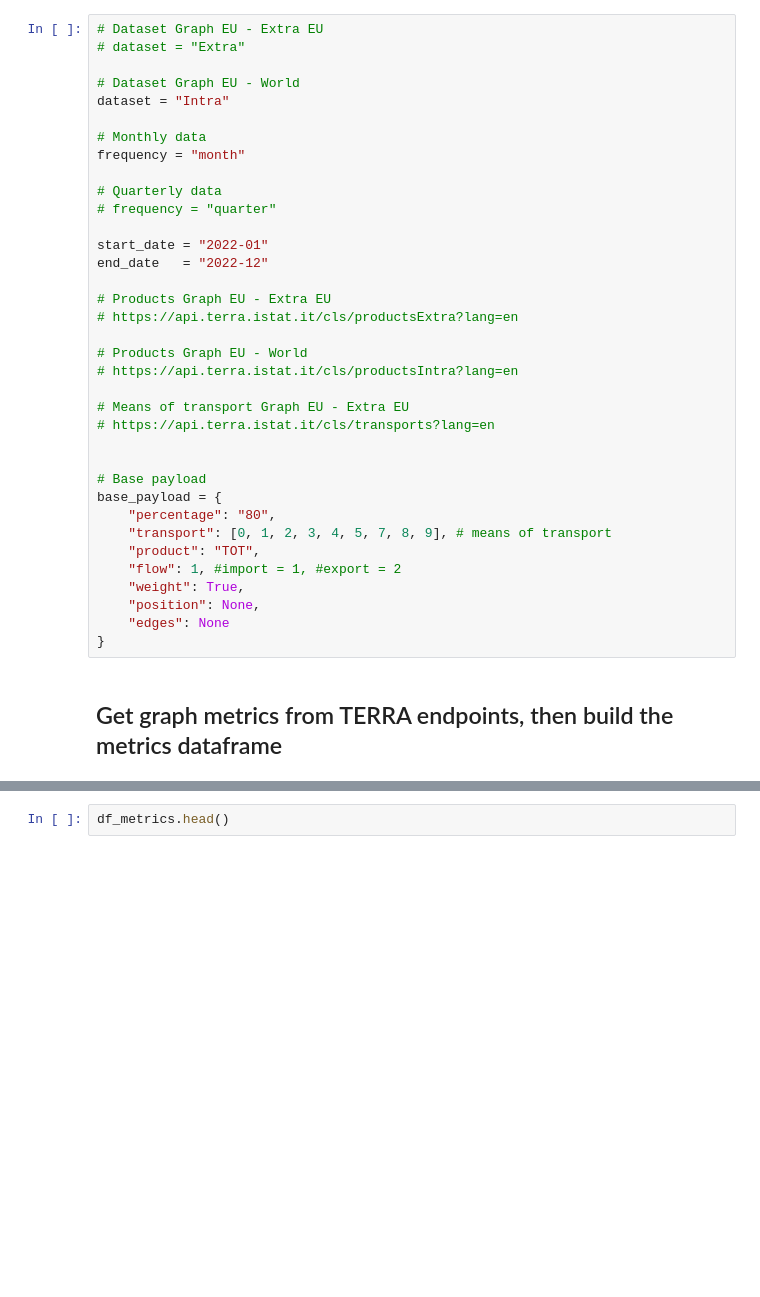
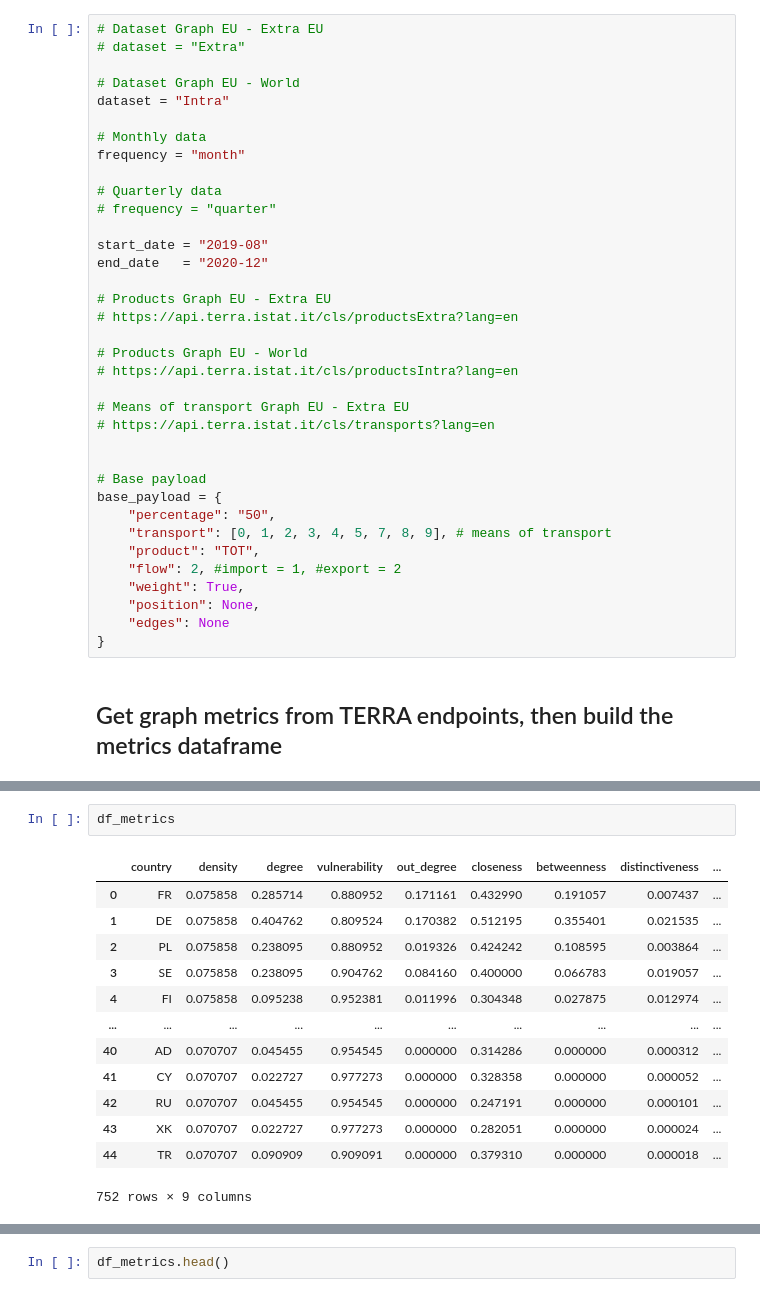
Before and after one commit to istat-methodology/terra, a Jupyter notebook: terra-analysis/Terra_rotation_leadership_measure.ipynb, the cells around one changed output, grey strips where cells are left out. Saved outputs shown, nothing was run; the diff lists cells and outputs as text; blank space fills up the shorter version.

```diff
--- a/terra-analysis/Terra_graph_analysis.ipynb
+++ b/terra-analysis/Terra_rotation_leadership_measure.ipynb
@@ -17,8 +17,8 @@ frequency = "month"
 # Quarterly data
 # frequency = "quarter"
 
-start_date = "2022-01"
-end_date   = "2022-12"
+start_date = "2019-08"
+end_date   = "2020-12"
 
 # Products Graph EU - Extra EU
 # https://api.terra.istat.it/cls/productsExtra?lang=en
@@ -32,10 +32,10 @@ end_date   = "2022-12"
 
 # Base payload
 base_payload = {
-    "percentage": "80",
+    "percentage": "50",
     "transport": [0, 1, 2, 3, 4, 5, 7, 8, 9], # means of transport
     "product": "TOT",
-    "flow": 1, #import = 1, #export = 2
+    "flow": 2, #import = 1, #export = 2
     "weight": True,
     "position": None,
     "edges": None
@@ -62,3 +62,19 @@ Starting data retrieval...
    Retrieving data for month 202011
    Retrieving data for month 202012
 ... done!
+# %%
+df_metrics
+# %% [output]
+|  | country | density | degree | vulnerability | out_degree | closeness | betweenness | distinctiveness | ... |
+| 0 | FR | 0.075858 | 0.285714 | 0.880952 | 0.171161 | 0.432990 | 0.191057 | 0.007437 | ... |
+| 1 | DE | 0.075858 | 0.404762 | 0.809524 | 0.170382 | 0.512195 | 0.355401 | 0.021535 | ... |
+| 2 | PL | 0.075858 | 0.238095 | 0.880952 | 0.019326 | 0.424242 | 0.108595 | 0.003864 | ... |
+| 3 | SE | 0.075858 | 0.238095 | 0.904762 | 0.084160 | 0.400000 | 0.066783 | 0.019057 | ... |
+| 4 | FI | 0.075858 | 0.095238 | 0.952381 | 0.011996 | 0.304348 | 0.027875 | 0.012974 | ... |
+| ... | ... | ... | ... | ... | ... | ... | ... | ... | ... |
+| 40 | AD | 0.070707 | 0.045455 | 0.954545 | 0.000000 | 0.314286 | 0.000000 | 0.000312 | ... |
+| 41 | CY | 0.070707 | 0.022727 | 0.977273 | 0.000000 | 0.328358 | 0.000000 | 0.000052 | ... |
+| 42 | RU | 0.070707 | 0.045455 | 0.954545 | 0.000000 | 0.247191 | 0.000000 | 0.000101 | ... |
+| 43 | XK | 0.070707 | 0.022727 | 0.977273 | 0.000000 | 0.282051 | 0.000000 | 0.000024 | ... |
+| 44 | TR | 0.070707 | 0.090909 | 0.909091 | 0.000000 | 0.379310 | 0.000000 | 0.000018 | ... |
+752 rows × 9 columns
```
Also changed, not shown: parts of 3 cells of this notebook, 1 other file.
